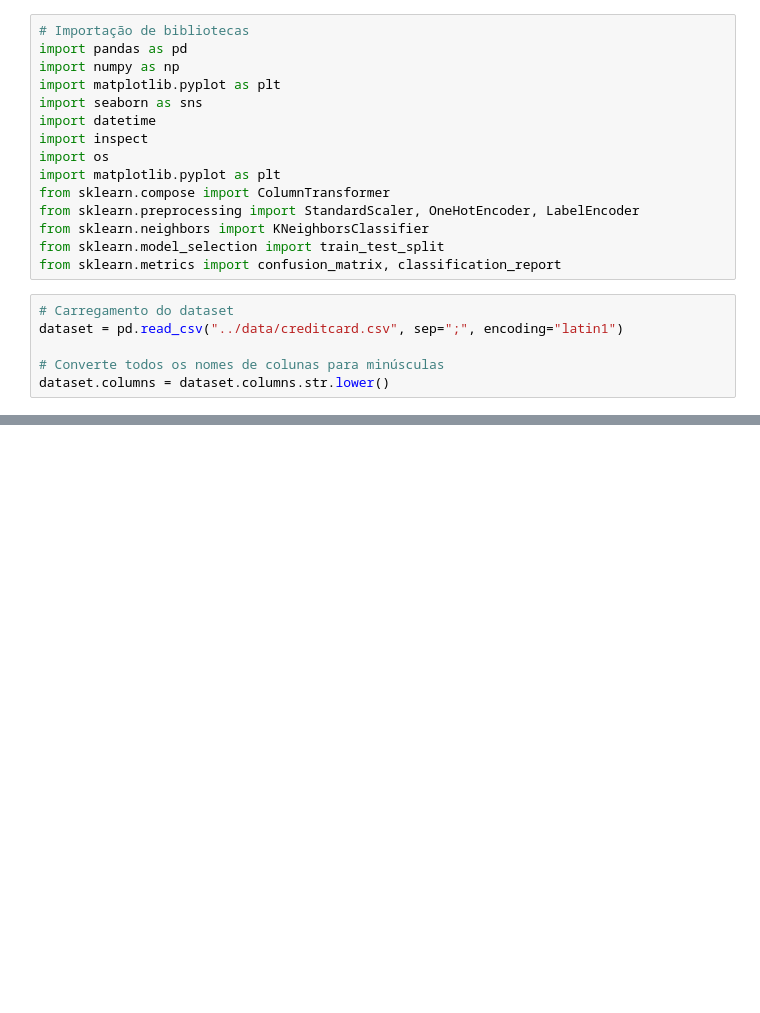
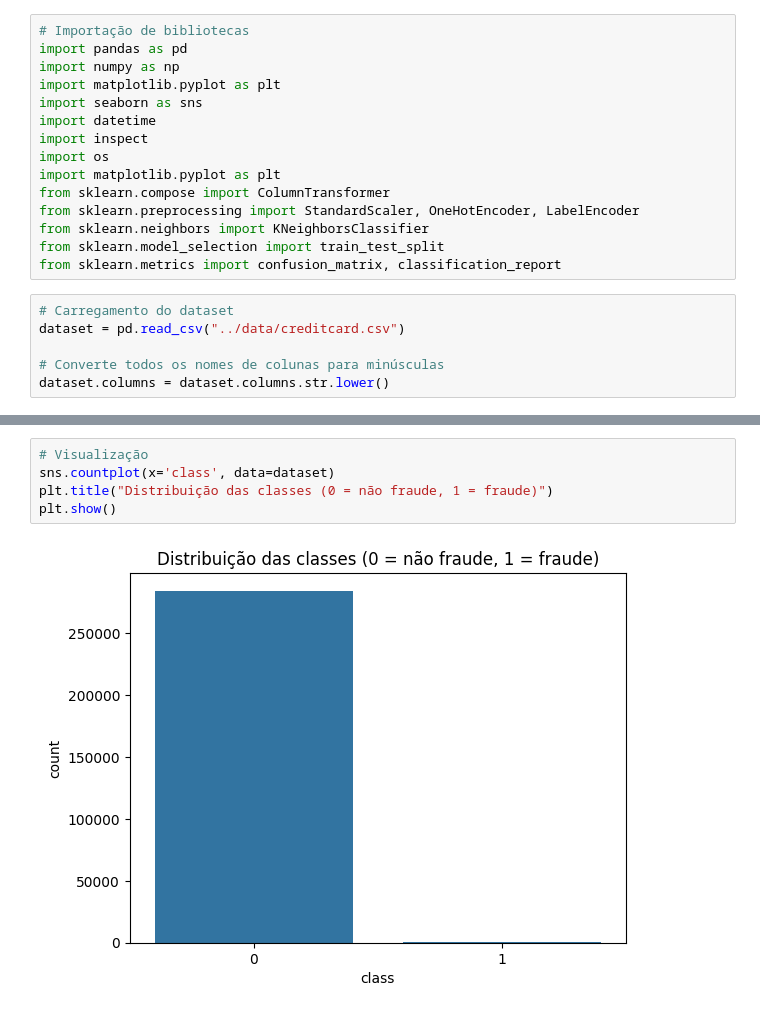
Before and after one commit to Aquiles-Moroni/fraude-cartao-credito, a Jupyter notebook: src/main.ipynb, the cells around one changed output, grey strips where cells are left out. Saved outputs shown, nothing was run; the diff lists cells and outputs as text; blank space fills up the shorter version.

```diff
--- a/src/main.ipynb
+++ b/src/main.ipynb
@@ -15,7 +15,7 @@ from sklearn.model_selection import train_test_split
 from sklearn.metrics import confusion_matrix, classification_report
 # %%
 # Carregamento do dataset
-dataset = pd.read_csv("../data/creditcard.csv", sep=";", encoding="latin1")
+dataset = pd.read_csv("../data/creditcard.csv")
 
 # Converte todos os nomes de colunas para minúsculas
 dataset.columns = dataset.columns.str.lower()
@@ -50,0 +76,7 @@ def to_valid_date(date):
+# %%
+# Visualização
+sns.countplot(x='class', data=dataset)
+plt.title("Distribuição das classes (0 = não fraude, 1 = fraude)")
+plt.show()
+# %% [output]
+[figure, added]
```
Also changed, not shown: parts of 11 cells of this notebook.
